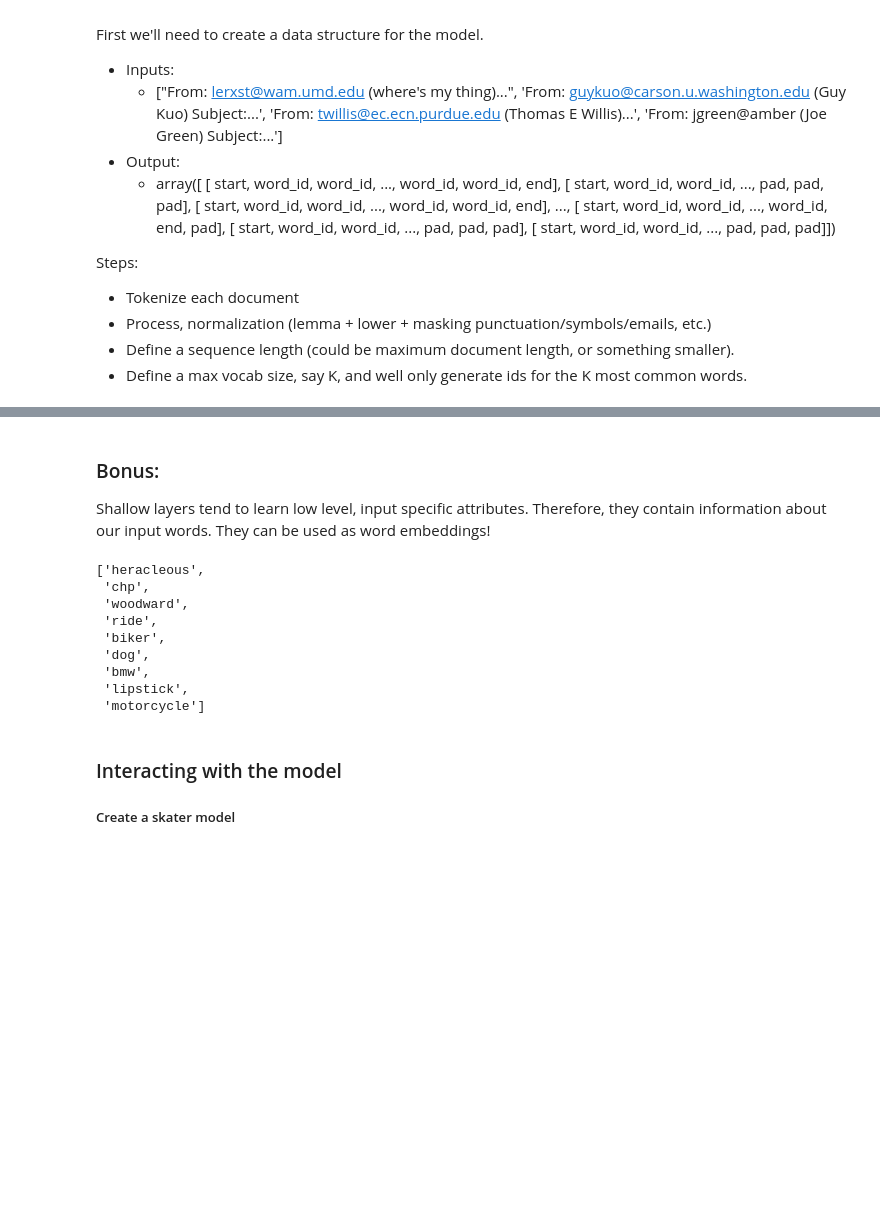
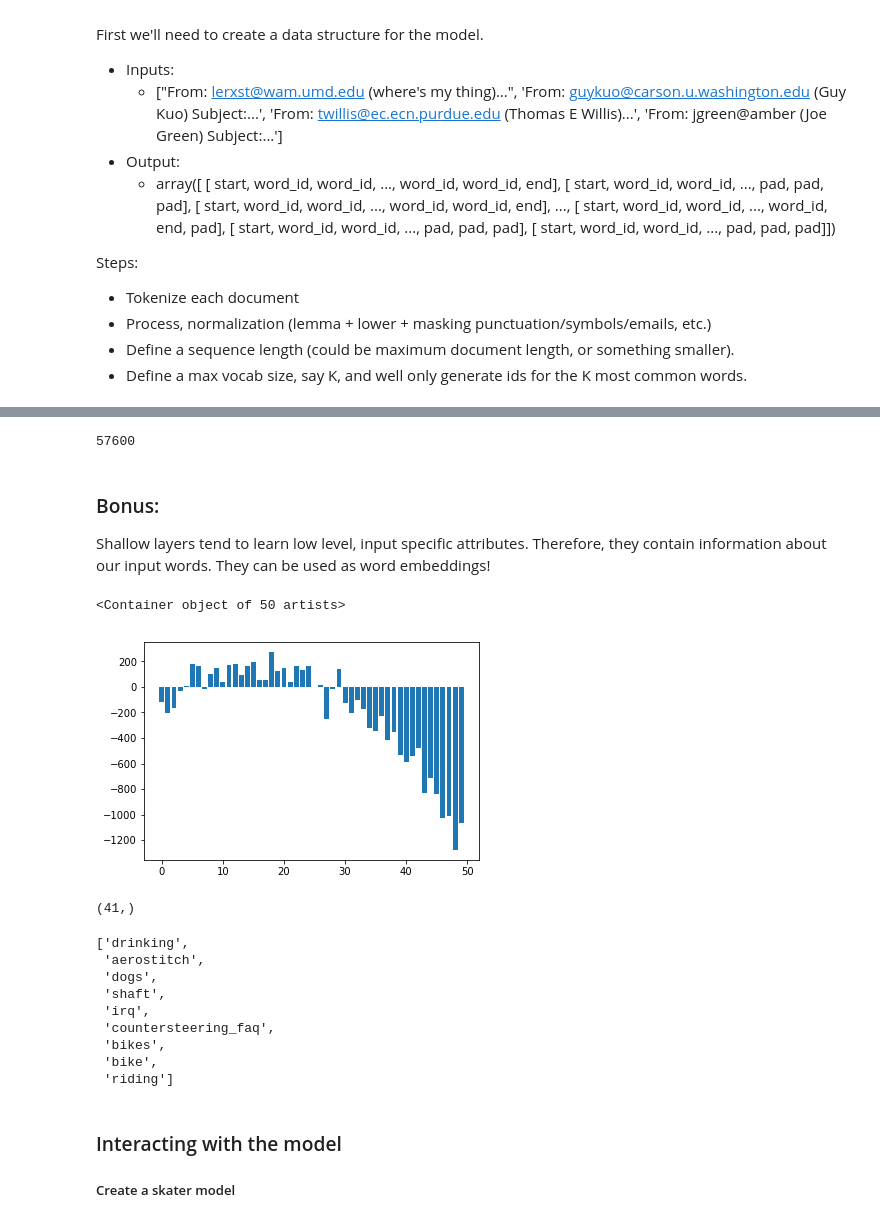
Before and after one commit to jupytercon2017user/jupytercon-2017, a Jupyter notebook: tutorial/deep-learning.ipynb, the cells around one changed output, grey strips where cells are left out. Cells and saved outputs as stored; diff of their text form; code cells hidden in the pictures; blank space fills up the shorter version.

```diff
--- a/tutorial/deep-learning.ipynb
+++ b/tutorial/deep-learning.ipynb
@@ -436,7 +555,25 @@ model.fit(X_train, y_train, validation_data=(X_test, y_test), nb_epoch=8, batch_
+# %%
+3 * 300 * 64
+# %% [output]
+57600
 # %% [markdown]
 ### Bonus:
 Shallow layers tend to learn low level, input specific attributes. Therefore, they contain information about our input
 words. They can be used as word embeddings!
+# %%
+%matplotlib inline
+weights = np.ones(10)
+x = range(50)
+y = list(map(lambda x: 1.2 + 10.*x - 1.2*(x - 12)**2 + np.random.normal(0, 100), x))
+from matplotlib import pyplot as plt
+plt.bar(x, y)
+# %% [output]
+<Container object of 50 artists>
+[figure, added]
+# %%
+np.convolve(y, weights, mode='valid')
+# %% [output]
+(41,)
 # %%
 from sklearn.metrics.pairwise import cosine_similarity
 
@@ -452,17 +589,17 @@ def get_most_similar_words(word, top_n=10):
     most_similar_idx = list(filter(lambda x: x != idx, most_similar_idx))
     return [r_dict[i] for i in most_similar_idx]
 
-get_most_similar_words('bike')
+get_most_similar_words('motorcycles')
 # %% [output]
-['heracleous',
- 'chp',
- 'woodward',
- 'ride',
- 'biker',
- 'dog',
- 'bmw',
- 'lipstick',
- 'motorcycle']
+['drinking',
+ 'aerostitch',
+ 'dogs',
+ 'shaft',
+ 'irq',
+ 'countersteering_faq',
+ 'bikes',
+ 'bike',
+ 'riding']
 # %% [markdown]
 ### Interacting with the model
 ##### Create a skater model
```
Also changed, not shown: parts of 14 cells of this notebook, 4 other files.
